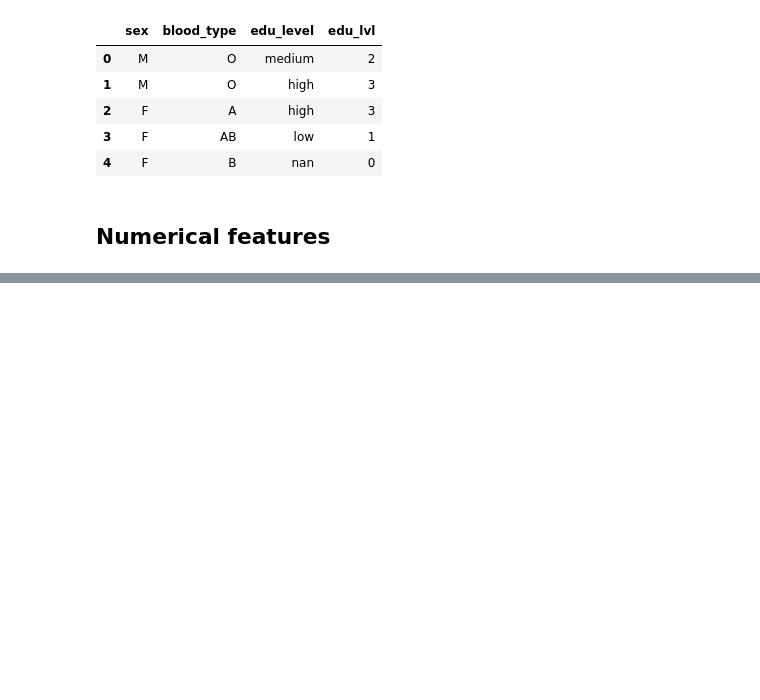
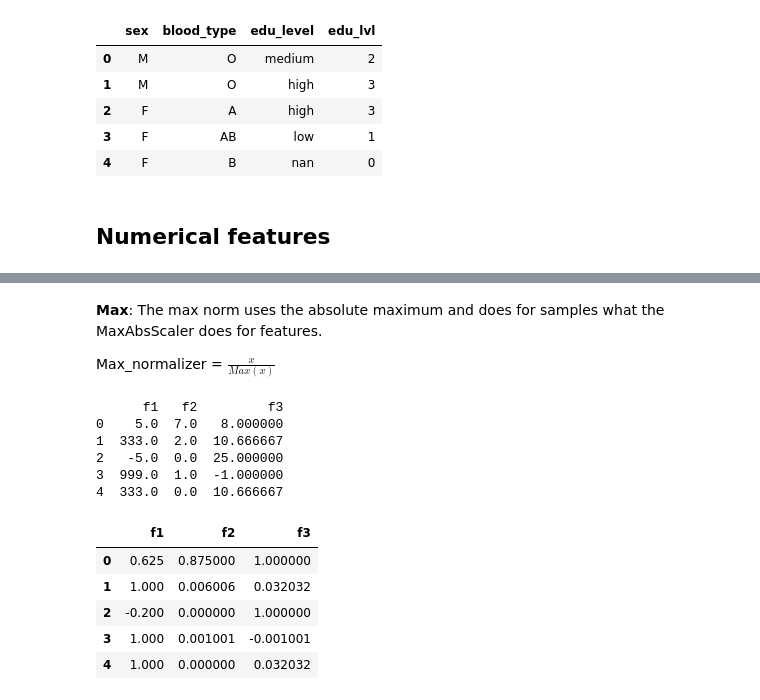
Before and after one commit to Jay4869/Data-Science, a Jupyter notebook: Data Processing/Preprocessing with sklearn - Python.ipynb, the cells around one changed output, grey strips where cells are left out. Cells and saved outputs as stored; diff of their text form; code cells hidden in the pictures; blank space fills up the shorter version.

```diff
--- a/Data Processing/Preprocessing with sklearn - Python.ipynb
+++ b/Data Processing/Preprocessing with sklearn - Python.ipynb
@@ -131,8 +131,8 @@ Before you start transforming your data, it is important to figure out if the fe
 # %%
 x = np.array(['M', 'O', 'medium', 'M', 'O', 'high','F', 'A', 'high', 'F', 'AB', 'low','F', 'B', np.NaN]).reshape(5,3)
 
-data = pd.DataFrame(x, columns = ['sex', 'blood_type', 'edu_level'])
-data
+data2 = pd.DataFrame(x, columns = ['sex', 'blood_type', 'edu_level'])
+data2
 # %% [output]
 |  | sex | blood_type | edu_level |
 | 0 | M | O | medium |
@@ -164,12 +164,12 @@ The `factorize` method provides an alternative that can handle missing values an
 
 The results are more satisfying this time as the data is numerical, still ordered and the missing values are replaced by 0. Note that replacing missing values with the smallest value might not always be the best choice. Other options are to put it in the most common category
 # %%
-cat = pd.Categorical(data.edu_level, categories=['missing', 'low', 'medium', 'high'], ordered=True)
+cat = pd.Categorical(data2.edu_level, categories=['missing', 'low', 'medium', 'high'], ordered=True)
 cat = cat.fillna('missing')
 print(cat)
 labels, unique = pd.factorize(cat, sort=True)
-data['edu_lvl'] = labels
-data
+data2['edu_lvl'] = labels
+data2
 # %% [output]
 [medium, high, high, low, missing]
 Categories (4, object): [missing < low < medium < high]
@@ -203,0 +365,28 @@ Name: edu_lvl, dtype: int64
+# %% [markdown]
+**Max**: The max norm uses the absolute maximum and does for samples what the MaxAbsScaler does for features.
+
+Max_normalizer = $\frac{x}{Max(x)}$
+# %%
+x = data.fillna(data.mean())
+print(x)
+
+norm_max = list(max(list(abs(i) for i in x.iloc[r])) for r in range(len(x)))
+
+max_norm_data = pd.DataFrame(np.zeros((5,3)), columns=['f1','f2','f3'])
+for i in range(len(x)):
+    max_norm_data.iloc[i,] = x.iloc[i]/norm_max[i]
+
+max_norm_data
+# %% [output]
+      f1   f2         f3
+0    5.0  7.0   8.000000
+1  333.0  2.0  10.666667
+2   -5.0  0.0  25.000000
+3  999.0  1.0  -1.000000
+4  333.0  0.0  10.666667
+|  | f1 | f2 | f3 |
+| 0 | 0.625 | 0.875000 | 1.000000 |
+| 1 | 1.000 | 0.006006 | 0.032032 |
+| 2 | -0.200 | 0.000000 | 1.000000 |
+| 3 | 1.000 | 0.001001 | -0.001001 |
+| 4 | 1.000 | 0.000000 | 0.032032 |
```
Also changed, not shown: parts of 21 cells of this notebook.
